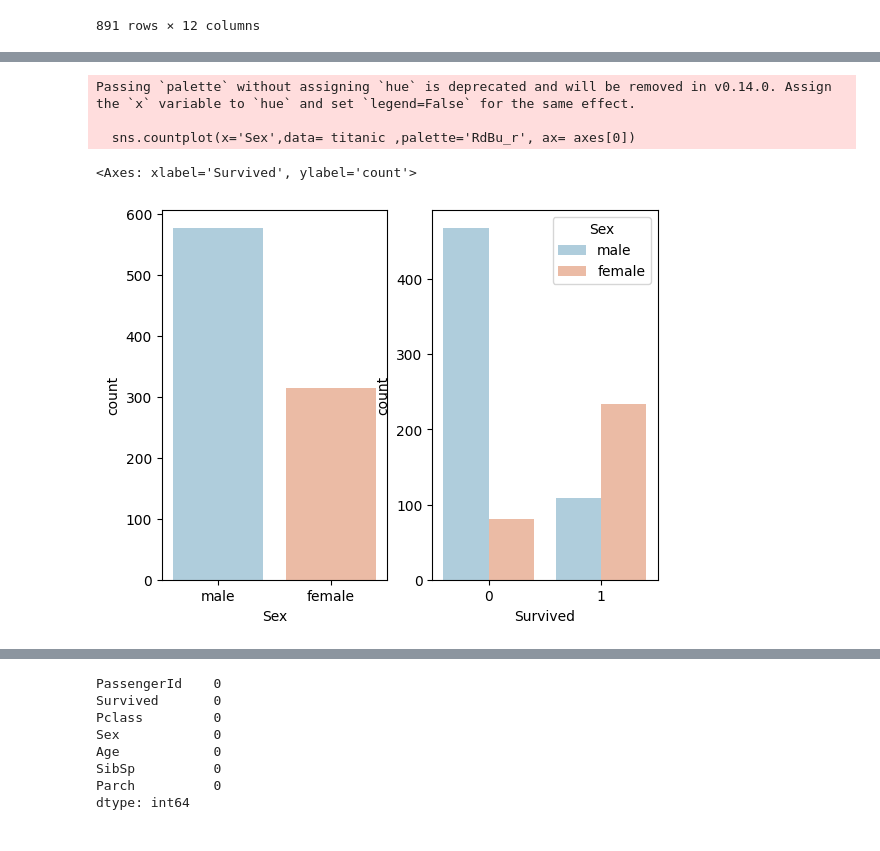
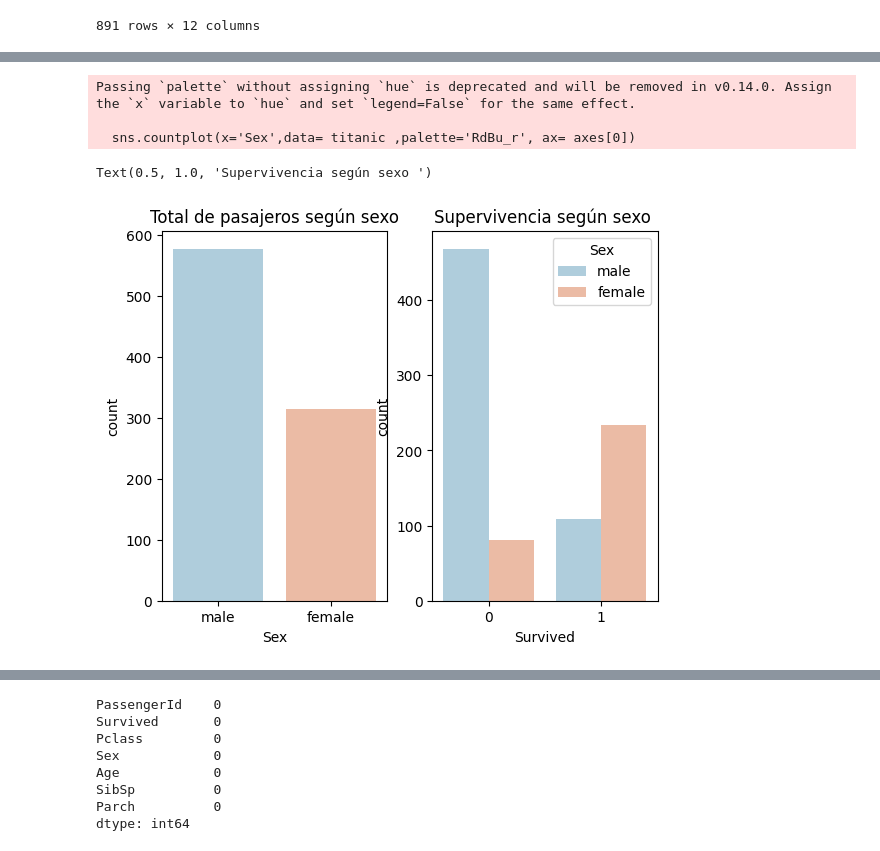
Before and after one commit to Angelmbx/Machine-Learing, a Jupyter notebook: UD2/03_Supervised-LogisticRegression.ipynb, the cells around one changed output, grey strips where cells are left out. Cells and saved outputs as stored; diff of their text form; code cells hidden in the pictures.

```diff
--- a/UD2/03_Supervised-LogisticRegression.ipynb
+++ b/UD2/03_Supervised-LogisticRegression.ipynb
@@ -369,15 +227,17 @@ titanic
 # %%
 # Para poder representar las dos gráficas en la misma ejecución pero por separado (Si no, lo mete todo en una)
 fig, axes = plt.subplots(1, 2)
-# Total de pasajeros según sexo
+
 sns.countplot(x='Sex',data= titanic ,palette='RdBu_r', ax= axes[0])
-# Supervivencia según sexo
+axes[0].set_title('Total de pasajeros según sexo')
+
 sns.countplot(x='Survived',hue='Sex',data=titanic,palette='RdBu_r', ax= axes[1])
+axes[1].set_title('Supervivencia según sexo ')
 # %% [output]
 Passing `palette` without assigning `hue` is deprecated and will be removed in v0.14.0. Assign the `x` variable to `hue` and set `legend=False` for the same effect.
 
   sns.countplot(x='Sex',data= titanic ,palette='RdBu_r', ax= axes[0])
-<Axes: xlabel='Survived', ylabel='count'>
+Text(0.5, 1.0, 'Supervivencia según sexo ')
-[figure, old version]
+[figure, new version]
 # %%
 fig, axes = plt.subplots(1, 2)
```
Also changed, not shown: parts of 35 cells of this notebook.
